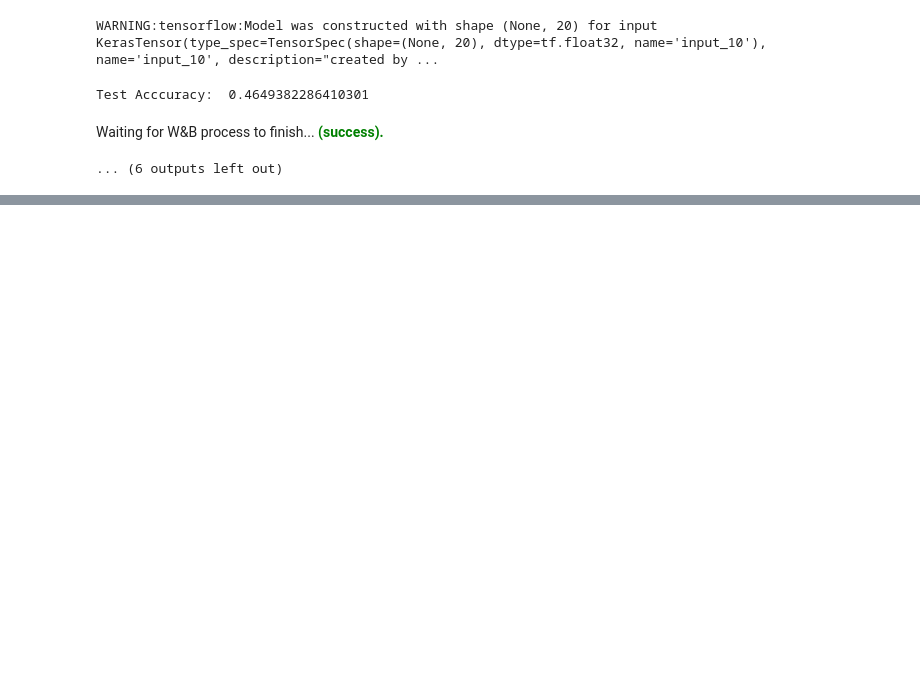
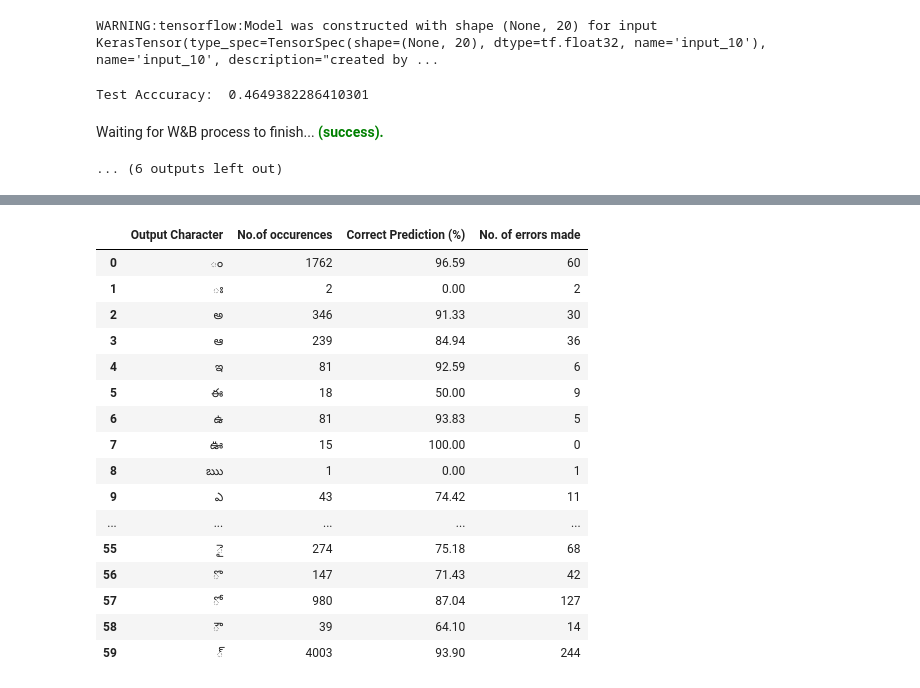
Before and after one commit to safikhanSoofiyani/CS6910-Assignment-3, a Jupyter notebook: Without Attention Model/ RNN.ipynb, the cells around one changed output, grey strips where cells are left out. Saved outputs shown, nothing was run; the diff lists cells and outputs as text; code cells hidden in the pictures; blank space fills up the shorter version.

Commit message:
table of errors code

```diff
--- a/Without Attention Model/ RNN.ipynb
+++ b/Without Attention Model/ RNN.ipynb
@@ -1077,0 +1118,61 @@ with open('Predicted_Without_Attention.csv', 'w') as f:
+# %%
+num_decoder_tokens = len(target_tokens)
+max_decoder_seq_length = max([len(txt) for txt in tru])
+target_token_index = dict([(char, i) for i, char in enumerate(target_tokens)])
+# %%
+char_count = np.zeros((len(target_token_index), 3))
+
+for index in tqdm(range(len(tru))):
+    # seq_index = np.random.randint(len(encoder_input_data_test))
+
+    # input_seq = encoder_input_data_test[seq_index : seq_index + 1]
+    # decoded_sentence = decode_sequence(input_seq)
+
+    # print(index)
+
+    corr_output = tru[index]
+    pred_output = pred[index]
+
+    # Total characters
+    for char in [z for z in corr_output]:
+        char_count[target_token_index[char]][0] += 1
+
+    # Correct characters
+    for char in [z for z in corr_output if z in pred_output]:
+        char_count[target_token_index[char]][1] += 1
+
+    # Incorrect characters
+    for char in [z for z in corr_output if z not in pred_output]:
+        char_count[target_token_index[char]][2] += 1
+# %%
+corr_perc = np.divide(char_count[:,1], char_count[:,0], out=np.zeros_like(char_count[:,1]), where=char_count[:,0]!=0)*100
+incorr_perc = np.divide(char_count[:,2], sum(char_count[:,2]))*100
+
+corr_perc = np.round(corr_perc, 2)
+incorr_perc = np.round(incorr_perc, 2)
+# %%
+import pandas as pd
+
+grid = {'Output Character': target_tokens, 'No.of occurences' : (char_count[:,0]).astype(int), 'Correct Prediction (%)' : corr_perc, 'No. of errors made' : (char_count[:,2]).astype(int)}
+df = pd.DataFrame(grid)
+pd.set_option('display.max_rows', len(target_tokens))
+# %%
+df
+# %% [output]
+|  | Output Character | No.of occurences | Correct Prediction (%) | No. of errors made |
+| 0 | ం | 1762 | 96.59 | 60 |
+| 1 | ః | 2 | 0.00 | 2 |
+| 2 | అ | 346 | 91.33 | 30 |
+| 3 | ఆ | 239 | 84.94 | 36 |
+| 4 | ఇ | 81 | 92.59 | 6 |
+| 5 | ఈ | 18 | 50.00 | 9 |
+| 6 | ఉ | 81 | 93.83 | 5 |
+| 7 | ఊ | 15 | 100.00 | 0 |
+| 8 | ఋ | 1 | 0.00 | 1 |
+| 9 | ఎ | 43 | 74.42 | 11 |
+| ... | ... | ... | ... | ... |
+| 55 | ై | 274 | 75.18 | 68 |
+| 56 | ొ | 147 | 71.43 | 42 |
+| 57 | ో | 980 | 87.04 | 127 |
+| 58 | ౌ | 39 | 64.10 | 14 |
+| 59 | ్ | 4003 | 93.90 | 244 |
```
Also changed, not shown: parts of 7 cells of this notebook.
